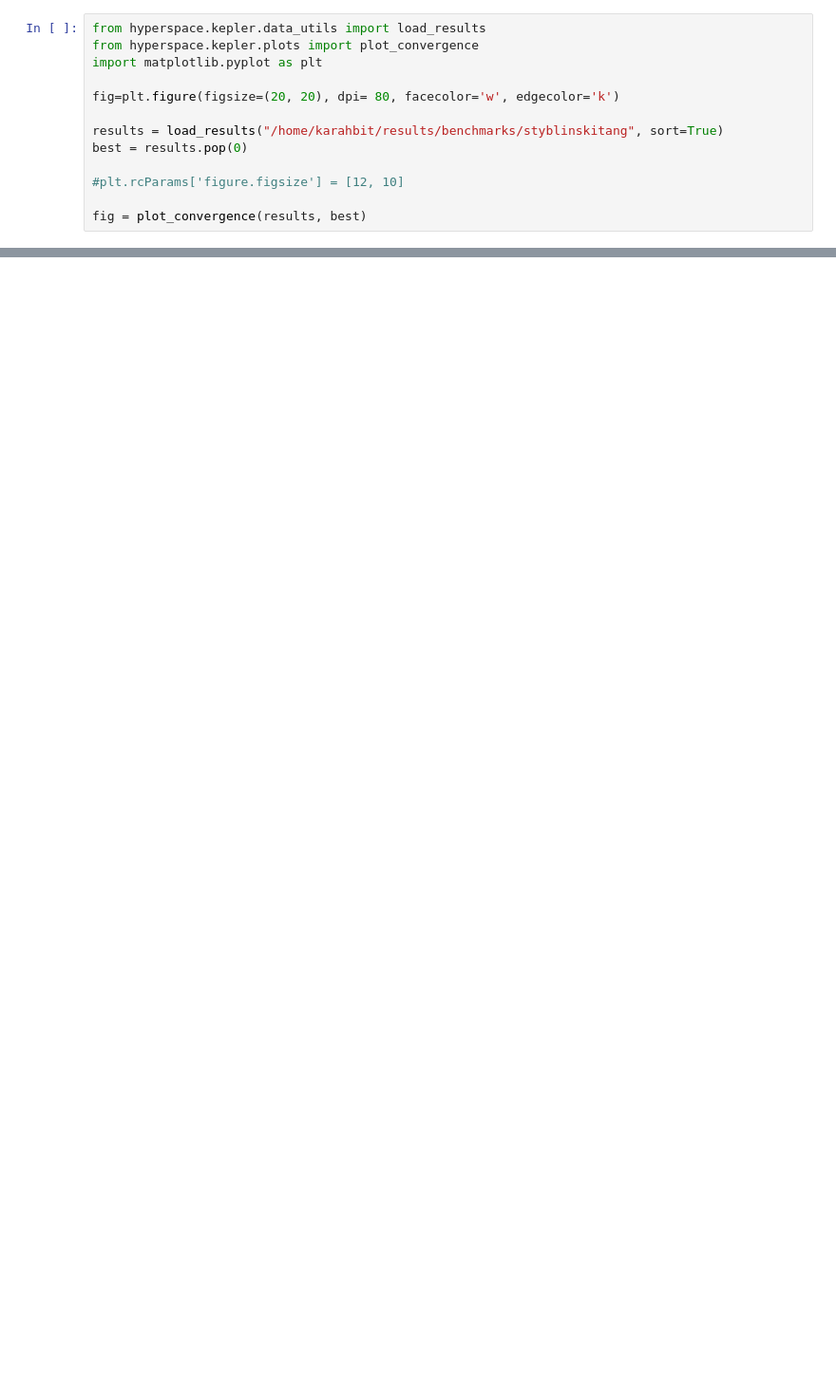
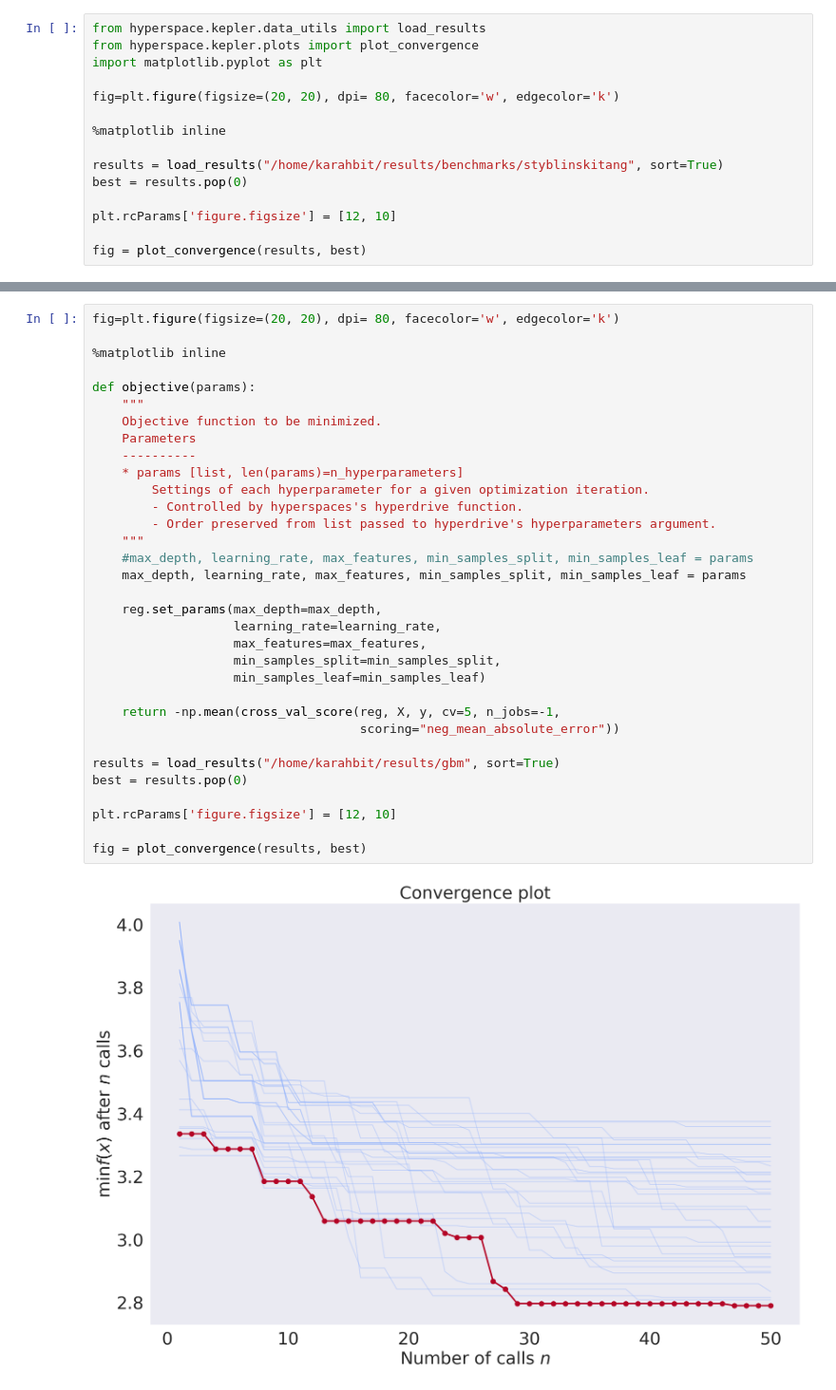
Before and after one commit to radical-group/koubbe, a Jupyter notebook: HPO/First run of HyperSpace benchmark/vis_results.ipynb, the cells around one changed output, grey strips where cells are left out. Shown: that part at 95% size. Drawn from its saved outputs; the diff is of its cells as text; blank space fills up the shorter version.

Commit message:
Ran HyperSpace GBM example

```diff
--- a/HPO/First run of HyperSpace benchmark/vis_results.ipynb
+++ b/HPO/First run of HyperSpace benchmark/vis_results.ipynb
@@ -5,10 +5,12 @@ import matplotlib.pyplot as plt
 
 fig=plt.figure(figsize=(20, 20), dpi= 80, facecolor='w', edgecolor='k')
 
+%matplotlib inline
+
 results = load_results("/home/karahbit/results/benchmarks/styblinskitang", sort=True)
 best = results.pop(0)
 
-#plt.rcParams['figure.figsize'] = [12, 10]
+plt.rcParams['figure.figsize'] = [12, 10]
 
 fig = plot_convergence(results, best)
 # %% [output]
@@ -18,0 +20,35 @@ fig[0].savefig('results.png')
+# %%
+fig=plt.figure(figsize=(20, 20), dpi= 80, facecolor='w', edgecolor='k')
+
+%matplotlib inline
+
+def objective(params):
+    """
+    Objective function to be minimized.
+    Parameters
+    ----------
+    * params [list, len(params)=n_hyperparameters]
+        Settings of each hyperparameter for a given optimization iteration.
+        - Controlled by hyperspaces's hyperdrive function.
+        - Order preserved from list passed to hyperdrive's hyperparameters argument.
+    """
+    #max_depth, learning_rate, max_features, min_samples_split, min_samples_leaf = params
+    max_depth, learning_rate, max_features, min_samples_split, min_samples_leaf = params
+
+    reg.set_params(max_depth=max_depth,
+                   learning_rate=learning_rate,
+                   max_features=max_features,
+                   min_samples_split=min_samples_split,
+                   min_samples_leaf=min_samples_leaf)
+
+    return -np.mean(cross_val_score(reg, X, y, cv=5, n_jobs=-1,
+                                    scoring="neg_mean_absolute_error"))
+
+results = load_results("/home/karahbit/results/gbm", sort=True)
+best = results.pop(0)
+
+plt.rcParams['figure.figsize'] = [12, 10]
+
+fig = plot_convergence(results, best)
+# %% [output]
+[figure, added]
```
Also changed, not shown: parts of 2 cells of this notebook, 6 other files.
